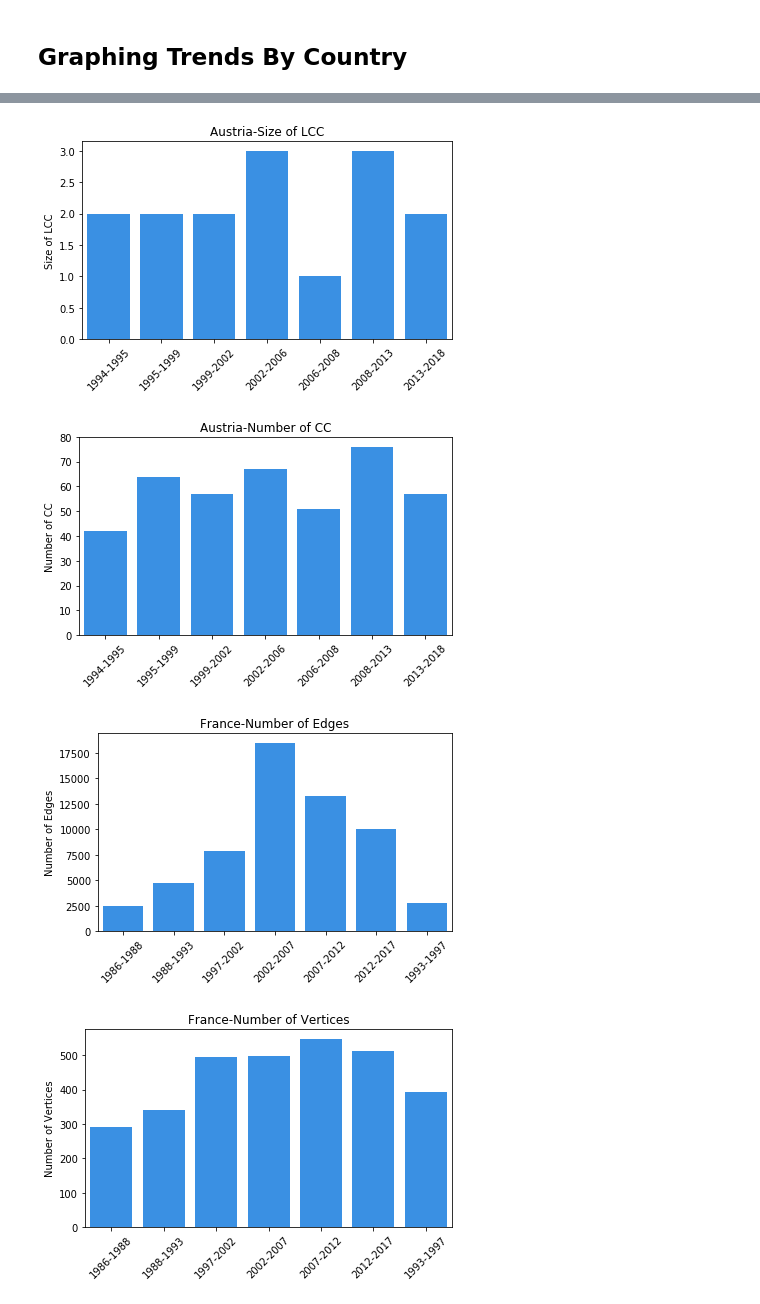
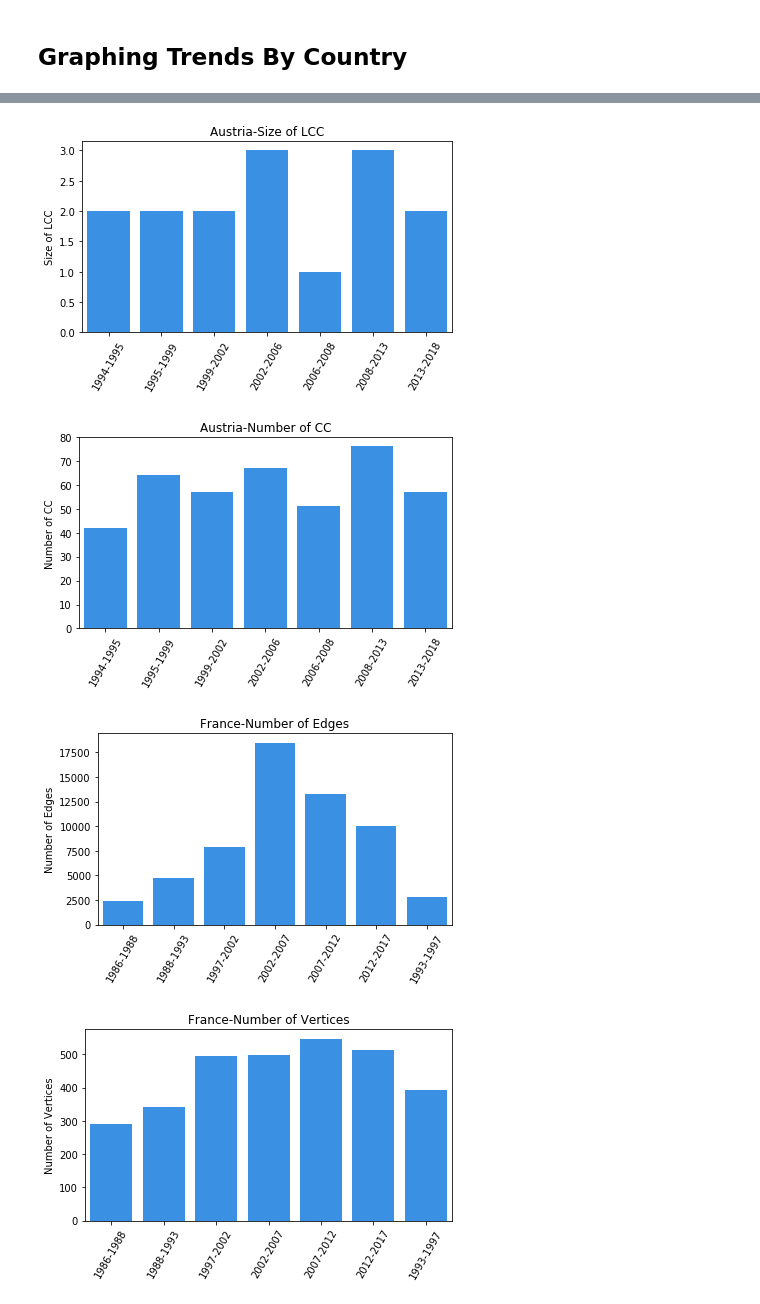
Before and after one commit to benlai97/CSE-416-Final-Project, a Jupyter notebook: graphing_trends.ipynb, the cells around one changed output, grey strips where cells are left out. Drawn from its saved outputs; the diff is of its cells as text; code cells hidden in the pictures.

```diff
--- a/graphing_trends.ipynb
+++ b/graphing_trends.ipynb
@@ -10,6 +10,8 @@ dir = 'summary/'
 for file in os.listdir(dir):
     if re.match(r'^summary.\w*.csv$', file):
         name = file.split('.')[1].capitalize()
+        if len(name) <= 2:
+            name = name.upper()
         path = dir + file
         data = pd.read_csv(path, index_col='Name')
         clean_data = data.sort_index()
@@ -21,7 +23,7 @@ for file in os.listdir(dir):
                                data = clean_data[[i]],
                                ci = None,
                                color = "dodgerblue")
-            plt.xticks(rotation=45)
+            plt.xticks(rotation=60)
             plot_name = name + "-"+ y_label
             plt.title(plot_name)
             plt.tight_layout()
@@ -38,4 +40,4 @@ for file in os.listdir(dir):
-[figure, old version]
+[figure, new version]
-[figure, old version]
+[figure, new version]
-[figure, old version]
+[figure, new version]
-[figure, old version]
+[figure, new version]
```
Also changed, not shown: parts of 1 cell of this notebook, 30 other files.
